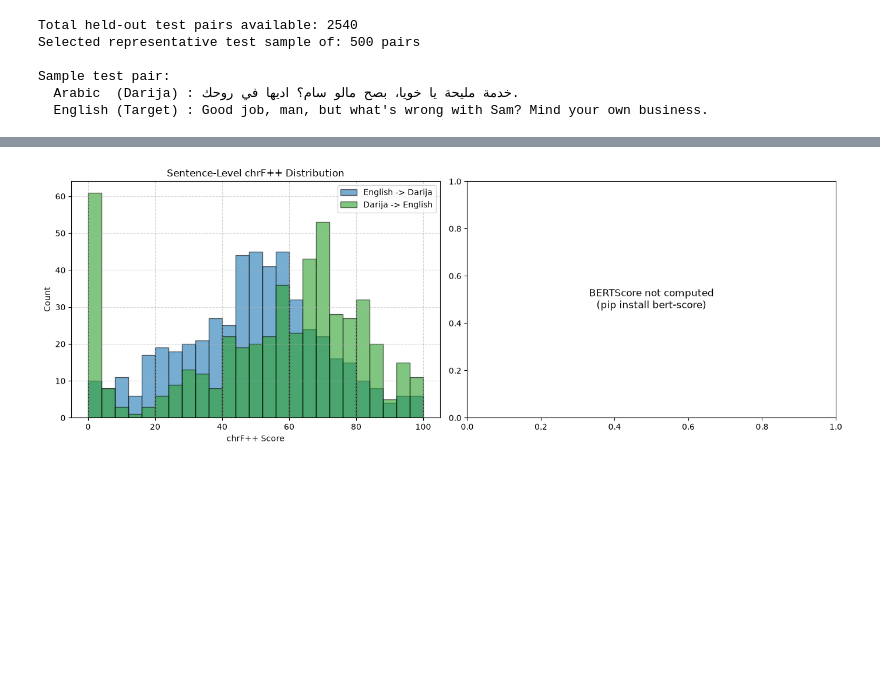
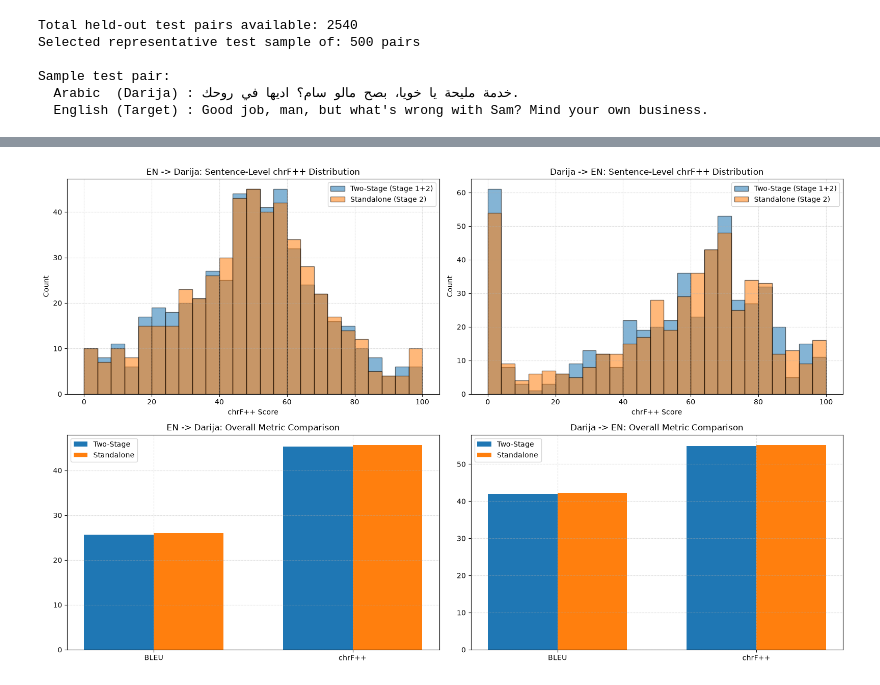
Before and after one commit to khalilgh1/gemma4-darija-dz, a Jupyter notebook: notebooks/model-evaluation.ipynb, the cells around one changed output, grey strips where cells are left out. Saved outputs shown, nothing was run; the diff lists cells and outputs as text; code cells hidden in the pictures; blank space fills up the shorter version.

```diff
--- a/notebooks/model-evaluation.ipynb
+++ b/notebooks/model-evaluation.ipynb
@@ -114,5 +108,5 @@ Loading Stage 2 LoRA adapter from ./gemma4-darija-en-translation-qlora...
 # %%
-# Translation Prompt Templates matching Stage 2 fine-tuning exactly
+# Translation Prompt Templates matching fine-tuning exactly
 EN_TO_AR_TEMPLATE = """ترجم الجملة التالية من الإنجليزية إلى الدارجة الجزائرية:
 
 {sentence}
@@ -125,9 +119,9 @@ AR_TO_EN_TEMPLATE = """Translate the following Algerian Darija sentence to Engli
 
 Translation: """
 
-def generate_translations_batch(sentences, direction="en_to_ar", batch_size=8, max_new_tokens=128):
+def generate_translations_batch(model_obj, sentences, direction="en_to_ar", batch_size=8, max_new_tokens=128):
     """
-    Performs batched greedy generation for reproducible and fast evaluation.
+    Performs batched greedy generation for reproducible and deterministic evaluation.
     """
     if direction == "en_to_ar":
         prompts = [EN_TO_AR_TEMPLATE.format(sentence=s) for s in sentences]
@@ -137,7 +131,6 @@ def generate_translations_batch(sentences, direction="en_to_ar", batch_size=8, m
         raise ValueError("Invalid direction. Choose 'en_to_ar' or 'ar_to_en'.")
 
     translations = []
-
     for i in tqdm(range(0, len(prompts), batch_size), desc=f"Evaluating ({direction})"):
         batch_prompts = prompts[i:i + batch_size]
 
@@ -147,10 +140,10 @@ def generate_translations_batch(sentences, direction="en_to_ar", batch_size=8, m
             padding=True,
             truncation=True,
             max_length=512,
-        ).to(model.device)
+        ).to(model_obj.device)
 
         with torch.no_grad():
-            outputs = model.generate(
+            outputs = model_obj.generate(
                 **inputs,
                 max_new_tokens=max_new_tokens,
                 do_sample=False,        # Greedy decoding for consistent deterministic evaluation
@@ -160,10 +153,8 @@ def generate_translations_batch(sentences, direction="en_to_ar", batch_size=8, m
             )
 
         for out in outputs:
-            # Decode only the generated completion tokens beyond the prompt
             gen_tokens = out[inputs["input_ids"].shape[1]:]
             decoded = tokenizer.decode(gen_tokens, skip_special_tokens=True).strip()
-            # Clean up trailing newlines
             decoded = decoded.split("\n\n")[0].strip()
             translations.append(decoded)
 
@@ -317,12 +287,13 @@ def compute_translation_metrics(hypotheses, references, sources=None, lang_pair=
         try:
             from bert_score import score as bert_scorer
             target_lang = "ar" if lang_pair.endswith("ar") else "en"
+            scorer_device = "cuda:0" if torch.cuda.is_available() else "cpu"
             P, R, F1 = bert_scorer(
                 hypotheses,
                 references,
                 lang=target_lang,
                 verbose=False,
-                device=model.device if torch.cuda.is_available() else "cpu"
+                device=scorer_device
             )
             results["BERTScore_Precision"] = round(P.mean().item() * 100, 2)
             results["BERTScore_Recall"] = round(R.mean().item() * 100, 2)
@@ -459,30 +483,58 @@ Hypothesis / Reference Length Ratio                        0.7470
 # %%
-# Visualizations: Score Distributions Across Directions
-fig, axes = plt.subplots(1, 2, figsize=(14, 5))
+# Comparative Visualizations: Two-Stage vs. Standalone
+fig, axes = plt.subplots(2, 2, figsize=(16, 10))
 
-# Plot chrF++ distribution
-axes[0].hist(metrics_en_to_ar["sentence_chrF++"], bins=25, alpha=0.6, label="English -> Darija", color="#1f77b4", edgecolor="black")
-axes[0].hist(metrics_ar_to_en["sentence_chrF++"], bins=25, alpha=0.6, label="Darija -> English", color="#2ca02c", edgecolor="black")
-axes[0].set_title("Sentence-Level chrF++ Distribution")
-axes[0].set_xlabel("chrF++ Score")
-axes[0].set_ylabel("Count")
-axes[0].legend()
-axes[0].grid(True, linestyle="--", alpha=0.5)
+# 1. EN -> AR chrF++ Distribution
+axes[0, 0].hist(metrics_stage2_en_to_ar["sentence_chrF++"], bins=25, alpha=0.55, label="Two-Stage (Stage 1+2)", color="#1f77b4", edgecolor="black")
+axes[0, 0].hist(metrics_standalone_en_to_ar["sentence_chrF++"], bins=25, alpha=0.55, label="Standalone (Stage 2)", color="#ff7f0e", edgecolor="black")
+axes[0, 0].set_title("EN -> Darija: Sentence-Level chrF++ Distribution")
+axes[0, 0].set_xlabel("chrF++ Score")
+axes[0, 0].set_ylabel("Count")
+axes[0, 0].legend()
+axes[0, 0].grid(True, linestyle="--", alpha=0.4)
 
-# Plot BERTScore F1 distribution if available
-if "sentence_BERTScore_F1" in metrics_en_to_ar:
-    axes[1].hist(metrics_en_to_ar["sentence_BERTScore_F1"], bins=25, alpha=0.6, label="English -> Darija", color="#1f77b4", edgecolor="black")
-    axes[1].hist(metrics_ar_to_en["sentence_BERTScore_F1"], bins=25, alpha=0.6, label="Darija -> English", color="#2ca02c", edgecolor="black")
-    axes[1].set_title("Sentence-Level BERTScore F1 Distribution")
-    axes[1].set_xlabel("BERTScore F1 (%)")
-    axes[1].set_ylabel("Count")
-    axes[1].legend()
-    axes[1].grid(True, linestyle="--", alpha=0.5)
-else:
-    axes[1].text(0.5, 0.5, "BERTScore not computed\n(pip install bert-score)", ha="center", va="center", transform=axes[1].transAxes, fontsize=12)
+# 2. AR -> EN chrF++ Distribution
+axes[0, 1].hist(metrics_stage2_ar_to_en["sentence_chrF++"], bins=25, alpha=0.55, label="Two-Stage (Stage 1+2)", color="#1f77b4", edgecolor="black")
+axes[0, 1].hist(metrics_standalone_ar_to_en["sentence_chrF++"], bins=25, alpha=0.55, label="Standalone (Stage 2)", color="#ff7f0e", edgecolor="black")
+axes[0, 1].set_title("Darija -> EN: Sentence-Level chrF++ Distribution")
+axes[0, 1].set_xlabel("chrF++ Score")
+axes[0, 1].set_ylabel("Count")
+axes[0, 1].legend()
+axes[0, 1].grid(True, linestyle="--", alpha=0.4)
+
+# 3. Bar Chart Comparison for Core Metrics (EN -> AR)
+metrics_to_plot = ["BLEU", "chrF++"]
+if "BERTScore_F1" in metrics_stage2_en_to_ar and "BERTScore_F1" in metrics_standalone_en_to_ar:
+    metrics_to_plot.append("BERTScore_F1")
+
+x = np.arange(len(metrics_to_plot))
+width = 0.35
+
+vals_s2_en_ar = [metrics_stage2_en_to_ar[m] for m in metrics_to_plot]
+vals_sta_en_ar = [metrics_standalone_en_to_ar[m] for m in metrics_to_plot]
+
+axes[1, 0].bar(x - width/2, vals_s2_en_ar, width, label="Two-Stage", color="#1f77b4")
+axes[1, 0].bar(x + width/2, vals_sta_en_ar, width, label="Standalone", color="#ff7f0e")
+axes[1, 0].set_xticks(x)
+axes[1, 0].set_xticklabels(metrics_to_plot)
+axes[1, 0].set_title("EN -> Darija: Overall Metric Comparison")
+axes[1, 0].legend()
+axes[1, 0].grid(True, linestyle="--", alpha=0.4)
+
+# 4. Bar Chart Comparison for Core Metrics (AR -> EN)
+vals_s2_ar_en = [metrics_stage2_ar_to_en[m] for m in metrics_to_plot]
+vals_sta_ar_en = [metrics_standalone_ar_to_en[m] for m in metrics_to_plot]
+
+axes[1, 1].bar(x - width/2, vals_s2_ar_en, width, label="Two-Stage", color="#1f77b4")
+axes[1, 1].bar(x + width/2, vals_sta_ar_en, width, label="Standalone", color="#ff7f0e")
+axes[1, 1].set_xticks(x)
+axes[1, 1].set_xticklabels(metrics_to_plot)
+axes[1, 1].set_title("Darija -> EN: Overall Metric Comparison")
+axes[1, 1].legend()
+axes[1, 1].grid(True, linestyle="--", alpha=0.4)
 
 plt.tight_layout()
 plt.show()
 # %% [output]
-[figure, old version]
+[figure, new version]
 # %%
```
Also changed, not shown: parts of 8 cells of this notebook, 10 other files.
